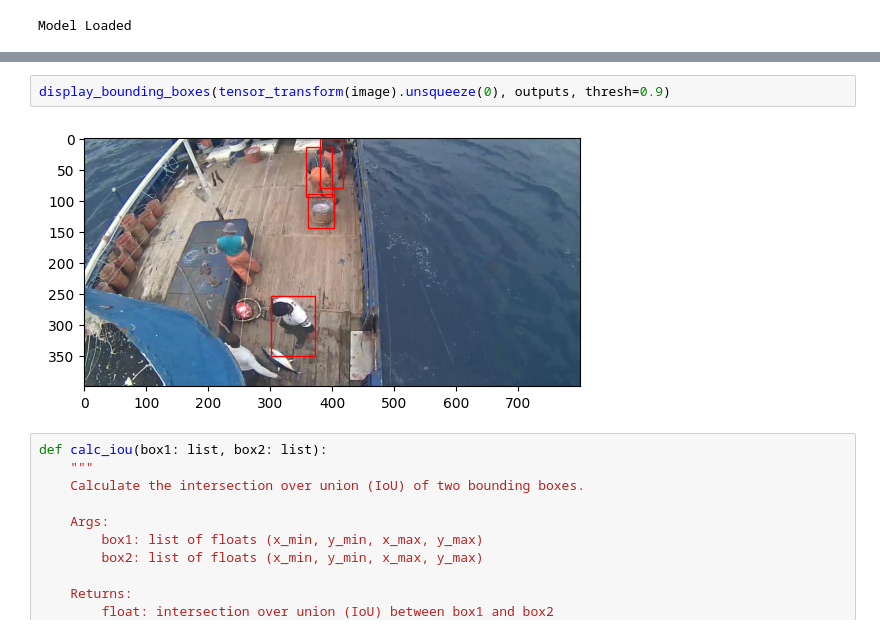
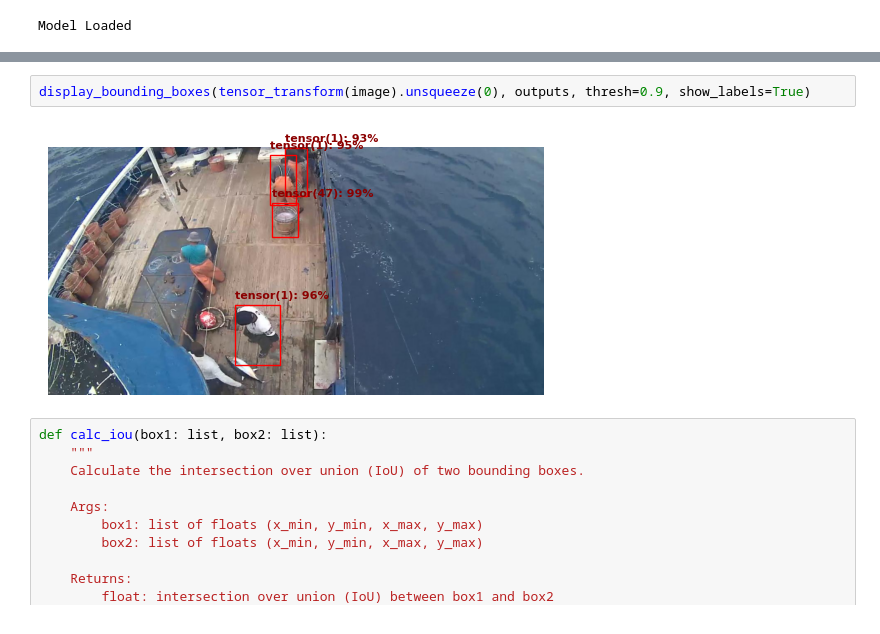
Before and after one commit to nicholasconterno/Fishnet3, a Jupyter notebook: notebooks/faster_rcnn_test.ipynb, the cells around one changed output, grey strips where cells are left out. Drawn from its saved outputs; the diff is of its cells as text.

```diff
--- a/notebooks/faster_rcnn_test.ipynb
+++ b/notebooks/faster_rcnn_test.ipynb
@@ -81,7 +107,7 @@ print(outputs)
 # %%
-display_bounding_boxes(tensor_transform(image).unsqueeze(0), outputs, thresh=0.9)
+display_bounding_boxes(tensor_transform(image).unsqueeze(0), outputs, thresh=0.9, show_labels=True)
 # %% [output]
-[figure, old version]
+[figure, new version]
 # %%
 def calc_iou(box1: list, box2: list):
     """
```
Also changed, not shown: parts of 7 cells of this notebook, 4 other files.
